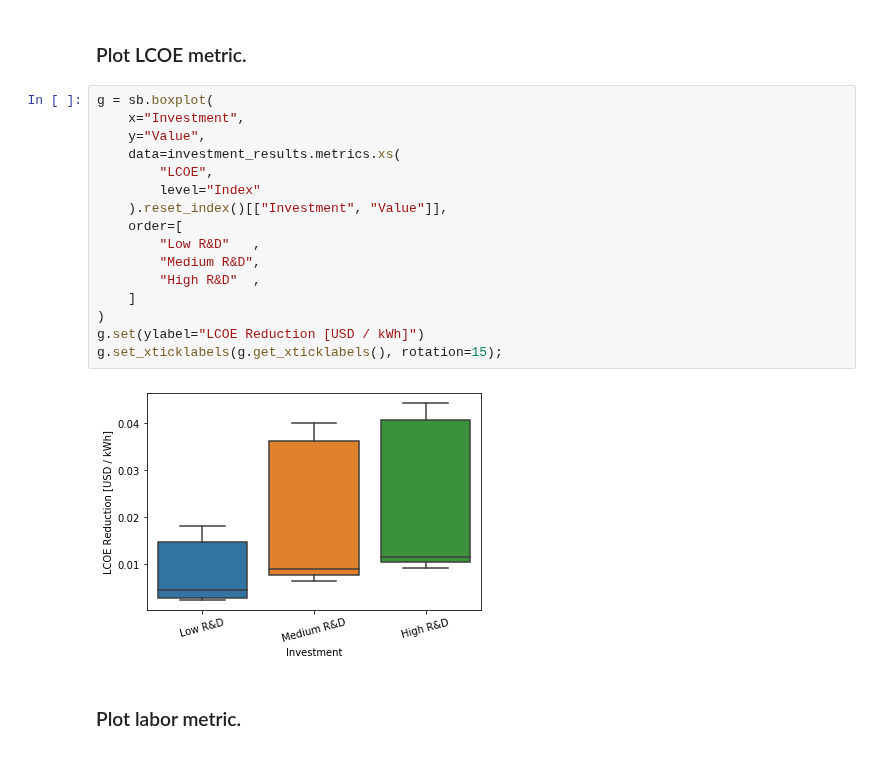
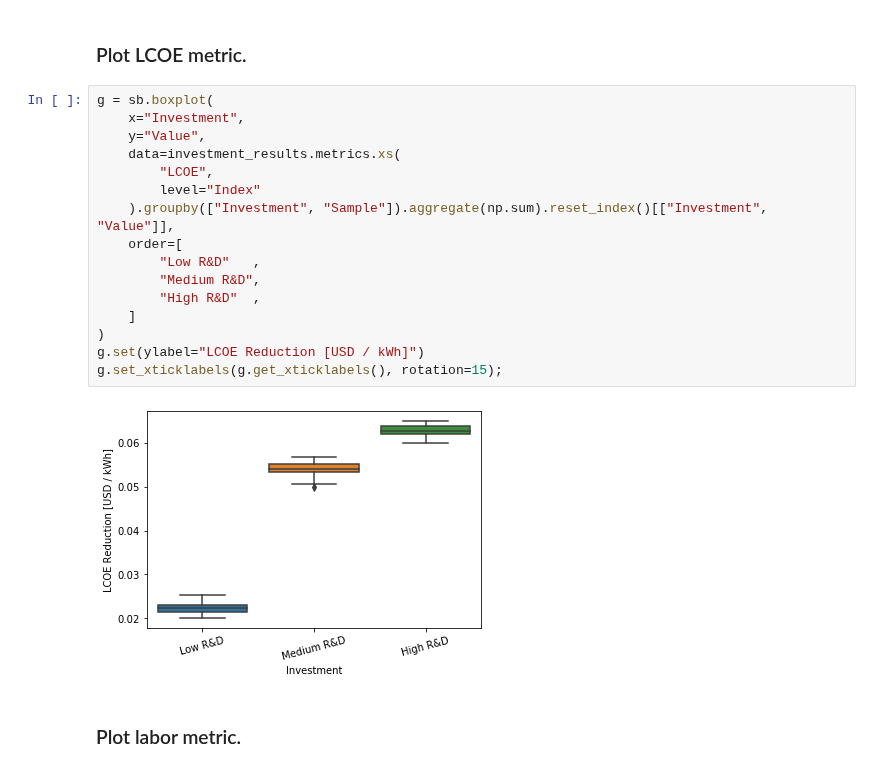
Before and after one commit to NREL/tyche, a Jupyter notebook: ioc-0/pv_residential_simple.ipynb, the cells around one changed output. Cells and saved outputs as stored; diff of their text form.

```diff
--- a/ioc-0/pv_residential_simple.ipynb
+++ b/ioc-0/pv_residential_simple.ipynb
@@ -337,21 +337,21 @@ g.set_xticklabels(g.get_xticklabels(), rotation=15);
 # %%
 g = sb.boxplot(
     x="Investment",
     y="Value",
     data=investment_results.metrics.xs(
         "LCOE",
         level="Index"
-    ).reset_index()[["Investment", "Value"]],
+    ).groupby(["Investment", "Sample"]).aggregate(np.sum).reset_index()[["Investment", "Value"]],
     order=[
         "Low R&D"   ,
         "Medium R&D",
         "High R&D"  ,
     ]
 )
 g.set(ylabel="LCOE Reduction [USD / kWh]")
 g.set_xticklabels(g.get_xticklabels(), rotation=15);
 # %% [output]
-[figure, old version]
+[figure, new version]
 # %% [markdown]
 ### Plot labor metric.
 # %%
```
Also changed, not shown: parts of 28 cells of this notebook, 6 other files.
